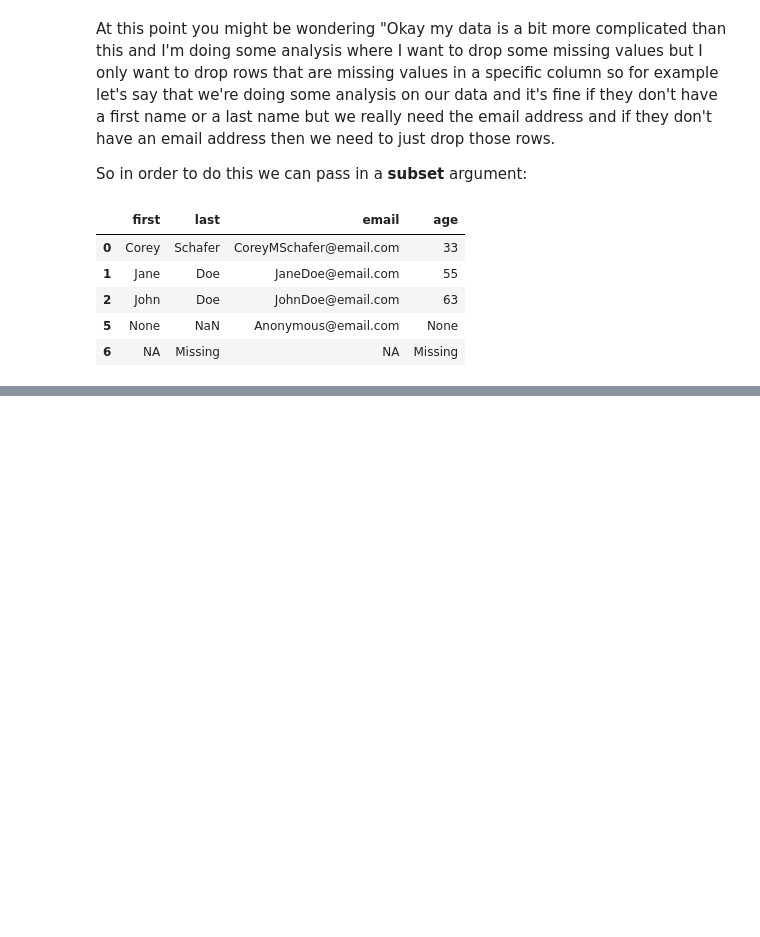
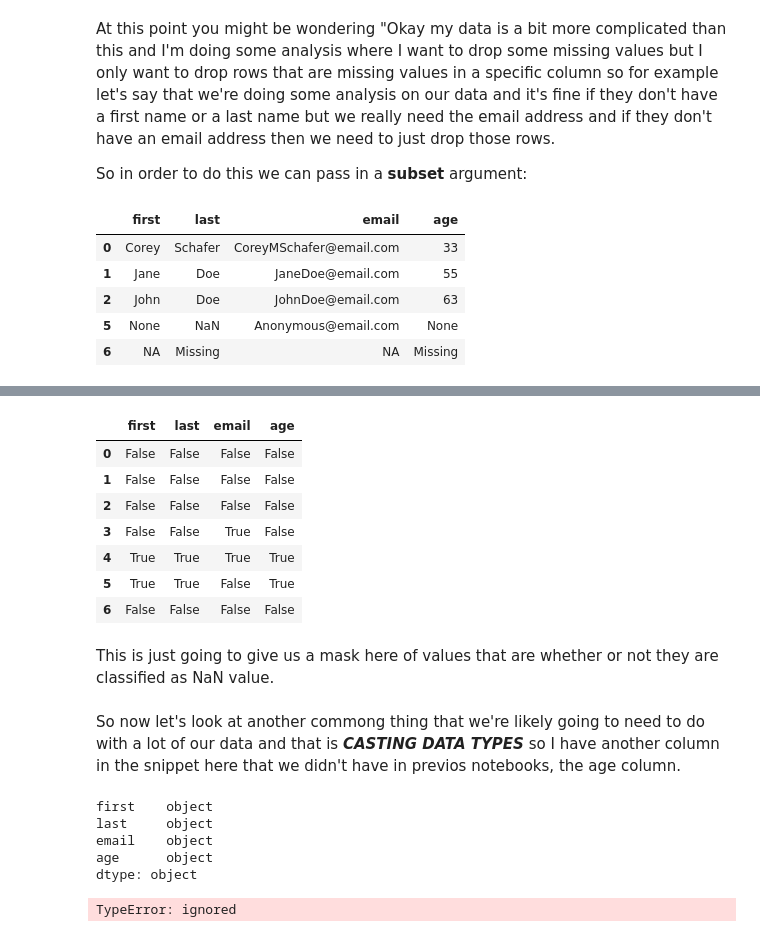
Before and after one commit to JonaJS/pandas_notebooks, a Jupyter notebook: 9_Cleaning_Data__Casting_Datatypes_and_Handling_Missing_Values.ipynb, the cells around one changed output, grey strips where cells are left out. Drawn from its saved outputs; the diff is of its cells as text; code cells hidden in the pictures; blank space fills up the shorter version.

Commit message:
Notebook finished

```diff
--- a/9_Cleaning_Data__Casting_Datatypes_and_Handling_Missing_Values.ipynb
+++ b/9_Cleaning_Data__Casting_Datatypes_and_Handling_Missing_Values.ipynb
@@ -116,0 +154,13 @@ df.dropna(axis=0, how='any', subset=['email'])
+# %%
+df.isna()
+# %% [output]
+|  | first | last | email | age |
+| 0 | False | False | False | False |
+| 1 | False | False | False | False |
+| 2 | False | False | False | False |
+| 3 | False | False | True | False |
+| 4 | True | True | True | True |
+| 5 | True | True | False | True |
+| 6 | False | False | False | False |
+# %% [markdown]
+This is just going to give us a mask here of values that are whether or not they are classified as NaN value.
@@ -116,0 +176,19 @@ df.dropna(axis=0, how='any', subset=['email'])
+# %% [markdown]
+So now let's look at another commong thing that we're likely going to need to do with a lot of our data and that is ***CASTING DATA TYPES*** so I have another column in the snippet here that we didn't have in previos notebooks, the age column.
+# %%
+# All of these columns are objects and when it says it's an object it likely means it's a string or a mix of different things.
+
+df.dtypes
+# %% [output]
+first    object
+last     object
+email    object
+age      object
+dtype: object
+# %%
+# Our age column is a string because it is a object data type
+# Get the average  age of all the people on this sample data
+
+df['age'].mean()
+# %% [output]
+TypeError: ignored
```
Also changed, not shown: parts of 25 cells of this notebook.
